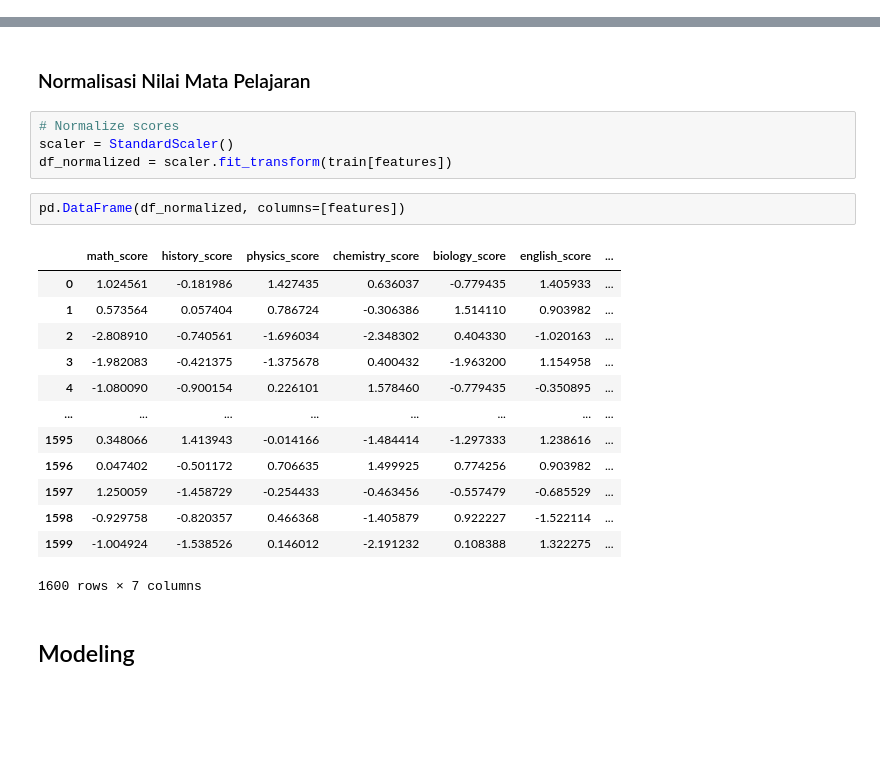
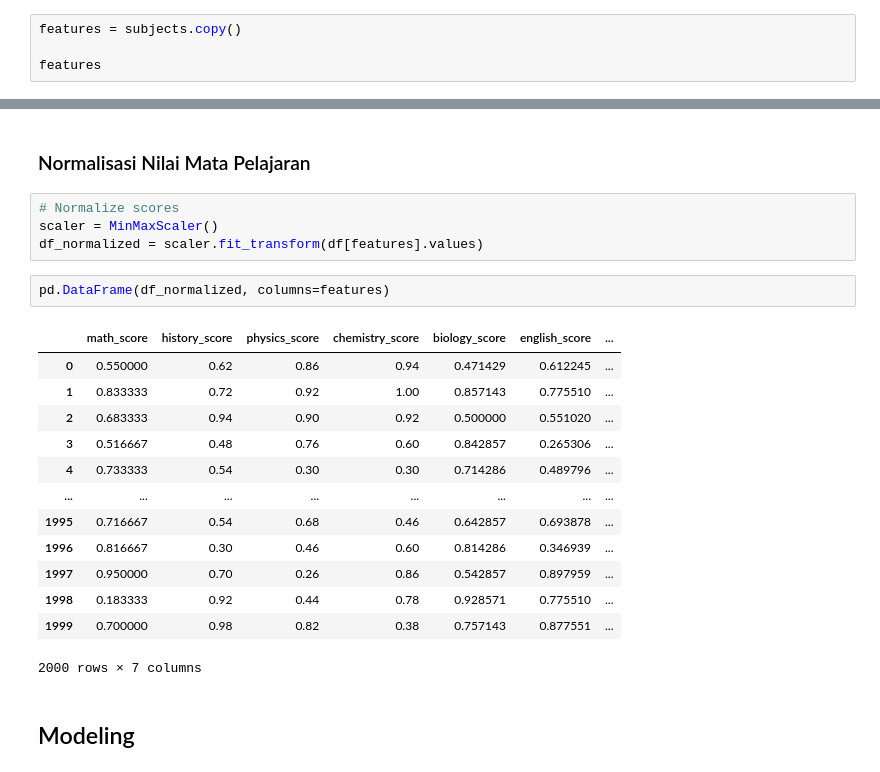
Before and after one commit to akhmad-ardi/Subject_Recommendation_System, a Jupyter notebook: Subject_Recommendation_System.ipynb, the cells around one changed output, grey strips where cells are left out. Drawn from its saved outputs; the diff is of its cells as text; blank space fills up the shorter version.

```diff
--- a/Subject_Recommendation_System.ipynb
+++ b/Subject_Recommendation_System.ipynb
@@ -146,0 +139,4 @@ train.shape, test.shape
+# %%
+features = subjects.copy()
+
+features
@@ -148,24 +152,24 @@ train.shape, test.shape
 ### Normalisasi Nilai Mata Pelajaran
 # %%
 # Normalize scores
-scaler = StandardScaler()
-df_normalized = scaler.fit_transform(train[features])
+scaler = MinMaxScaler()
+df_normalized = scaler.fit_transform(df[features].values)
 # %%
-pd.DataFrame(df_normalized, columns=[features])
+pd.DataFrame(df_normalized, columns=features)
 # %% [output]
 |  | math_score | history_score | physics_score | chemistry_score | biology_score | english_score | ... |
-| 0 | 1.024561 | -0.181986 | 1.427435 | 0.636037 | -0.779435 | 1.405933 | ... |
-| 1 | 0.573564 | 0.057404 | 0.786724 | -0.306386 | 1.514110 | 0.903982 | ... |
-| 2 | -2.808910 | -0.740561 | -1.696034 | -2.348302 | 0.404330 | -1.020163 | ... |
-| 3 | -1.982083 | -0.421375 | -1.375678 | 0.400432 | -1.963200 | 1.154958 | ... |
-| 4 | -1.080090 | -0.900154 | 0.226101 | 1.578460 | -0.779435 | -0.350895 | ... |
+| 0 | 0.550000 | 0.62 | 0.86 | 0.94 | 0.471429 | 0.612245 | ... |
+| 1 | 0.833333 | 0.72 | 0.92 | 1.00 | 0.857143 | 0.775510 | ... |
+| 2 | 0.683333 | 0.94 | 0.90 | 0.92 | 0.500000 | 0.551020 | ... |
+| 3 | 0.516667 | 0.48 | 0.76 | 0.60 | 0.842857 | 0.265306 | ... |
+| 4 | 0.733333 | 0.54 | 0.30 | 0.30 | 0.714286 | 0.489796 | ... |
 | ... | ... | ... | ... | ... | ... | ... | ... |
-| 1595 | 0.348066 | 1.413943 | -0.014166 | -1.484414 | -1.297333 | 1.238616 | ... |
-| 1596 | 0.047402 | -0.501172 | 0.706635 | 1.499925 | 0.774256 | 0.903982 | ... |
-| 1597 | 1.250059 | -1.458729 | -0.254433 | -0.463456 | -0.557479 | -0.685529 | ... |
-| 1598 | -0.929758 | -0.820357 | 0.466368 | -1.405879 | 0.922227 | -1.522114 | ... |
-| 1599 | -1.004924 | -1.538526 | 0.146012 | -2.191232 | 0.108388 | 1.322275 | ... |
+| 1995 | 0.716667 | 0.54 | 0.68 | 0.46 | 0.642857 | 0.693878 | ... |
+| 1996 | 0.816667 | 0.30 | 0.46 | 0.60 | 0.814286 | 0.346939 | ... |
+| 1997 | 0.950000 | 0.70 | 0.26 | 0.86 | 0.542857 | 0.897959 | ... |
+| 1998 | 0.183333 | 0.92 | 0.44 | 0.78 | 0.928571 | 0.775510 | ... |
+| 1999 | 0.700000 | 0.98 | 0.82 | 0.38 | 0.757143 | 0.877551 | ... |
-1600 rows × 7 columns
+2000 rows × 7 columns
 # %% [markdown]
 ## Modeling
 # %% [markdown]
```
Also changed, not shown: parts of 16 cells of this notebook.
